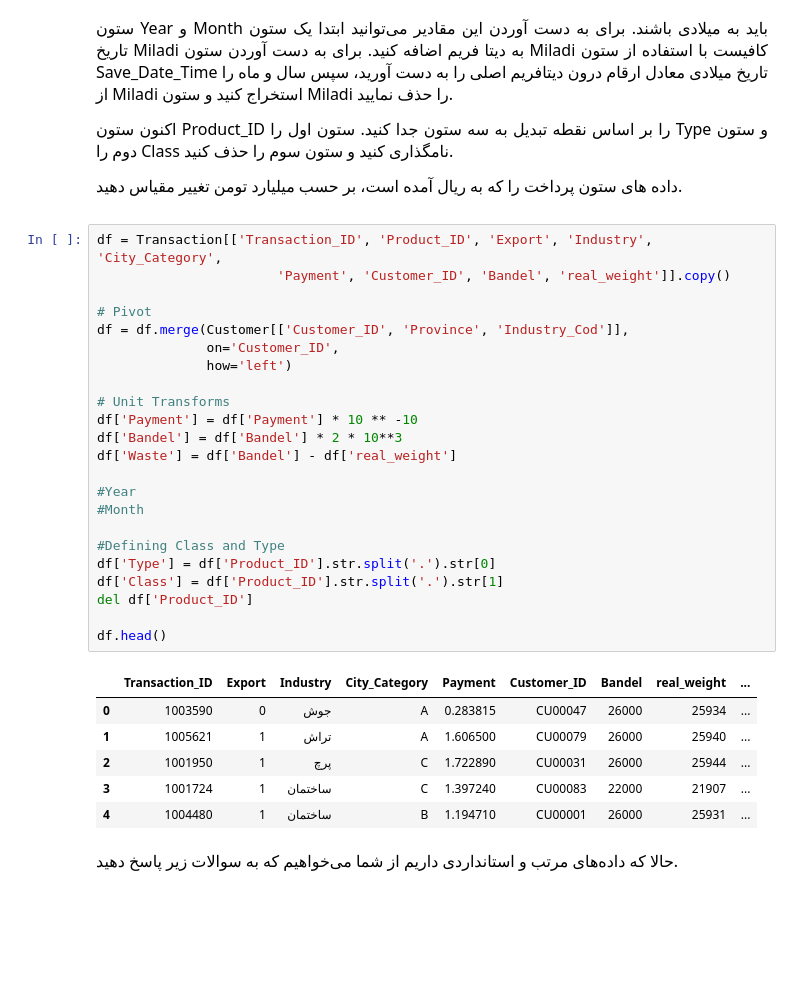
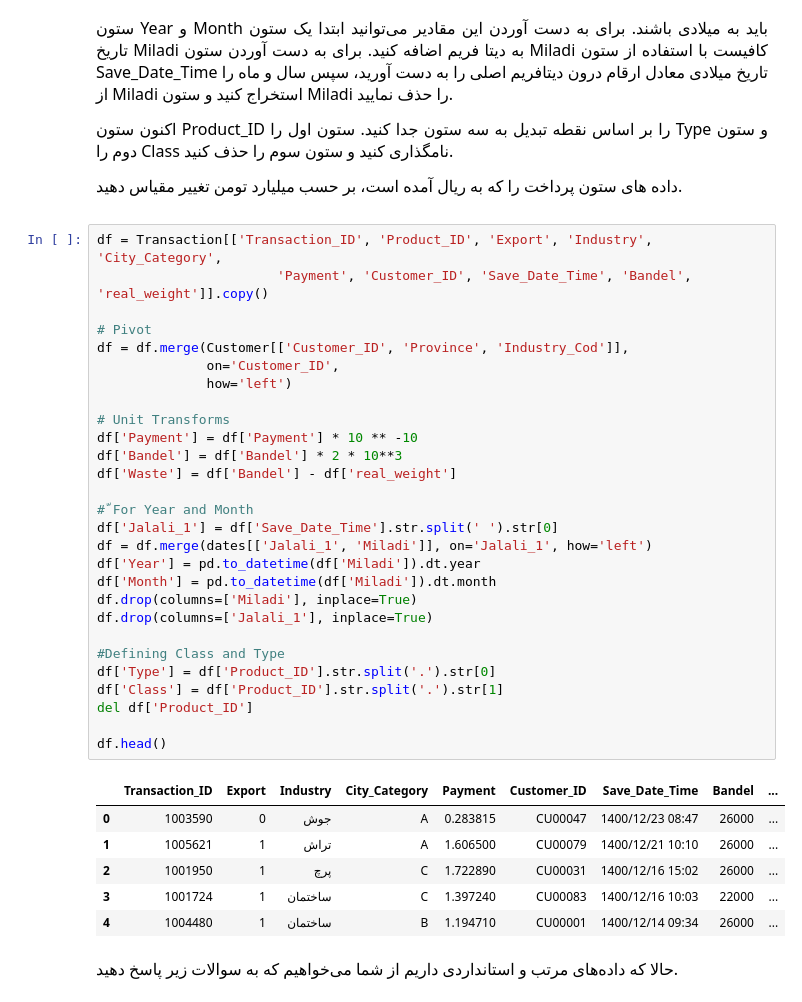
Before and after one commit to hirpej/Steel, a Jupyter notebook: steel.ipynb, the cells around one changed output. Saved outputs shown, nothing was run; the diff lists cells and outputs as text; blank space fills up the shorter version.

```diff
--- a/steel.ipynb
+++ b/steel.ipynb
@@ -185,34 +185,39 @@ dates.head()
 </p>
 # %%
 df = Transaction[['Transaction_ID', 'Product_ID', 'Export', 'Industry', 'City_Category',
-                       'Payment', 'Customer_ID', 'Bandel', 'real_weight']].copy()
+                       'Payment', 'Customer_ID', 'Save_Date_Time', 'Bandel', 'real_weight']].copy()
 
 # Pivot
 df = df.merge(Customer[['Customer_ID', 'Province', 'Industry_Cod']],
               on='Customer_ID',
               how='left')
 
 # Unit Transforms
 df['Payment'] = df['Payment'] * 10 ** -10
 df['Bandel'] = df['Bandel'] * 2 * 10**3
 df['Waste'] = df['Bandel'] - df['real_weight']
 
-#Year
-#Month
+# ّFor Year and Month
+df['Jalali_1'] = df['Save_Date_Time'].str.split(' ').str[0]
+df = df.merge(dates[['Jalali_1', 'Miladi']], on='Jalali_1', how='left')
+df['Year'] = pd.to_datetime(df['Miladi']).dt.year
+df['Month'] = pd.to_datetime(df['Miladi']).dt.month
+df.drop(columns=['Miladi'], inplace=True)
+df.drop(columns=['Jalali_1'], inplace=True)
 
 #Defining Class and Type
 df['Type'] = df['Product_ID'].str.split('.').str[0]
 df['Class'] = df['Product_ID'].str.split('.').str[1]
 del df['Product_ID']
 
 df.head()
 # %% [output]
-|  | Transaction_ID | Export | Industry | City_Category | Payment | Customer_ID | Bandel | real_weight | ... |
-| 0 | 1003590 | 0 | جوش | A | 0.283815 | CU00047 | 26000 | 25934 | ... |
-| 1 | 1005621 | 1 | تراش | A | 1.606500 | CU00079 | 26000 | 25940 | ... |
-| 2 | 1001950 | 1 | پرچ | C | 1.722890 | CU00031 | 26000 | 25944 | ... |
-| 3 | 1001724 | 1 | ساختمان | C | 1.397240 | CU00083 | 22000 | 21907 | ... |
-| 4 | 1004480 | 1 | ساختمان | B | 1.194710 | CU00001 | 26000 | 25931 | ... |
+|  | Transaction_ID | Export | Industry | City_Category | Payment | Customer_ID | Save_Date_Time | Bandel | ... |
+| 0 | 1003590 | 0 | جوش | A | 0.283815 | CU00047 | 1400/12/23 08:47 | 26000 | ... |
+| 1 | 1005621 | 1 | تراش | A | 1.606500 | CU00079 | 1400/12/21 10:10 | 26000 | ... |
+| 2 | 1001950 | 1 | پرچ | C | 1.722890 | CU00031 | 1400/12/16 15:02 | 26000 | ... |
+| 3 | 1001724 | 1 | ساختمان | C | 1.397240 | CU00083 | 1400/12/16 10:03 | 22000 | ... |
+| 4 | 1004480 | 1 | ساختمان | B | 1.194710 | CU00001 | 1400/12/14 09:34 | 26000 | ... |
 # %% [markdown]
 <p dir=rtl style="direction: rtl;text-align: justify;line-height:200%;font-family:vazir;font-size:medium">
 <font face="vazir" size=3>
```
